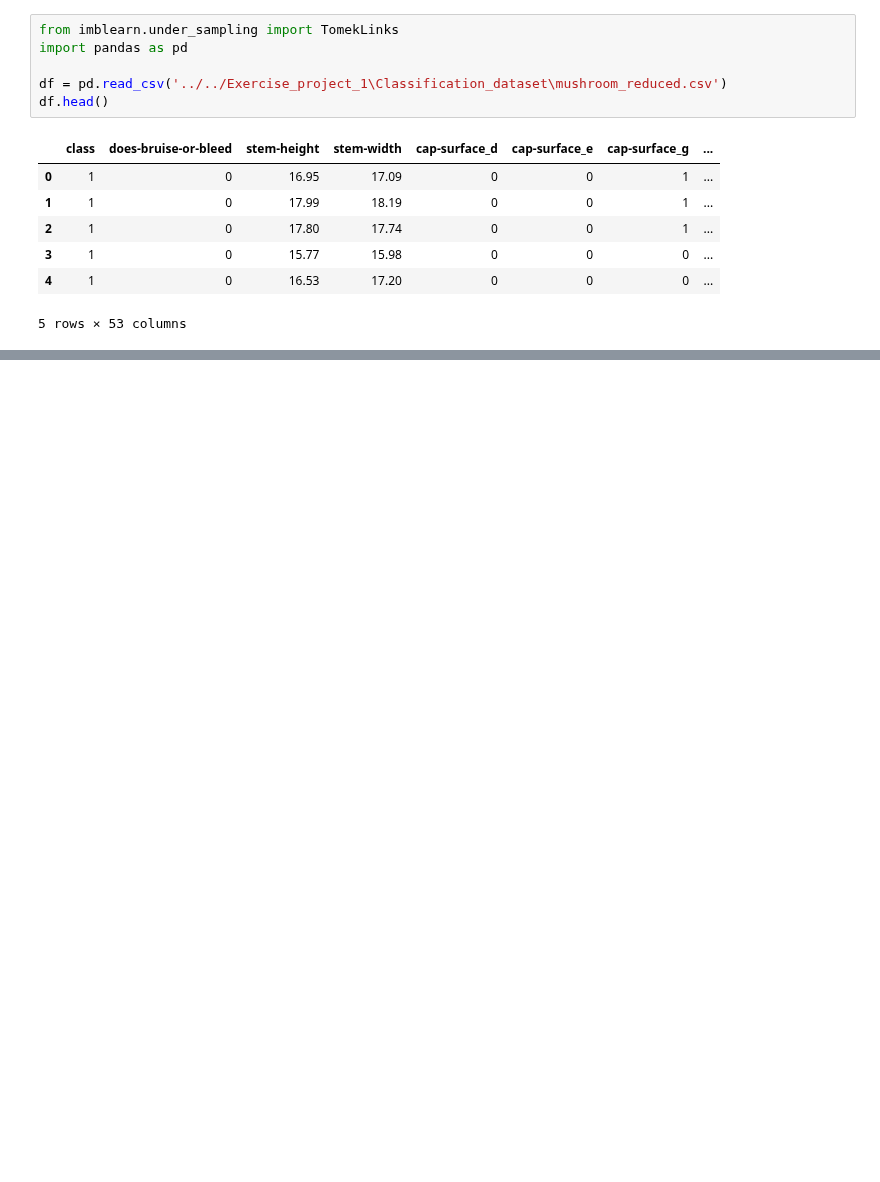
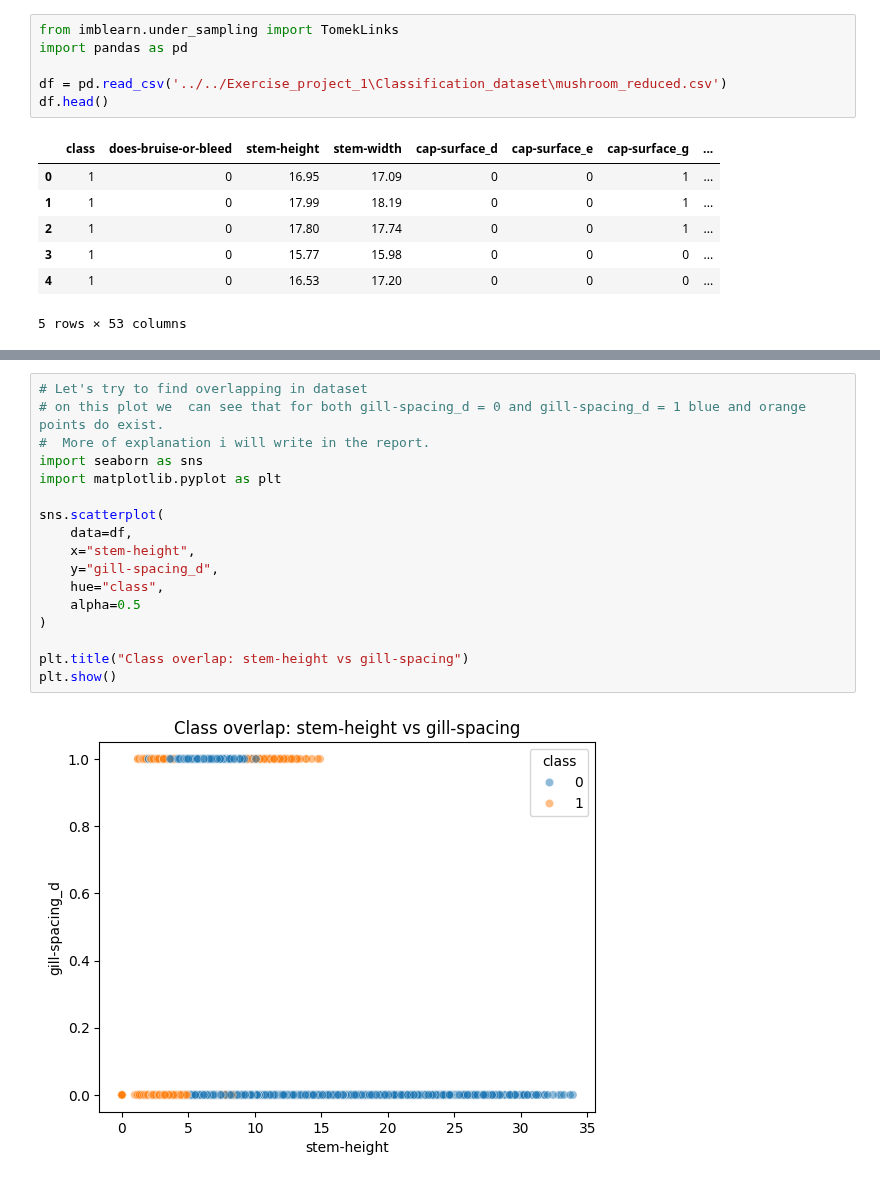
Before and after one commit to RovSveta/Advanced_Data_analytics_2025, a Jupyter notebook: Exercise_project_2/Classification_dataset/tomekLinks_classif.ipynb, the cells around one changed output, grey strips where cells are left out. Cells and saved outputs as stored; diff of their text form; blank space fills up the shorter version.

```diff
--- a/Exercise_project_2/Classification_dataset/tomekLinks_classif.ipynb
+++ b/Exercise_project_2/Classification_dataset/tomekLinks_classif.ipynb
@@ -14,0 +34,19 @@ df.head()
+# %%
+# Let's try to find overlapping in dataset
+# on this plot we  can see that for both gill-spacing_d = 0 and gill-spacing_d = 1 blue and orange points do exist.
+#  More of explanation i will write in the report.
+import seaborn as sns
+import matplotlib.pyplot as plt
+
+sns.scatterplot(
+    data=df,
+    x="stem-height",
+    y="gill-spacing_d",
+    hue="class",
+    alpha=0.5
+)
+
+plt.title("Class overlap: stem-height vs gill-spacing")
+plt.show()
+# %% [output]
+[figure, added]
```
Also changed, not shown: parts of 9 cells of this notebook, 1 other file.
